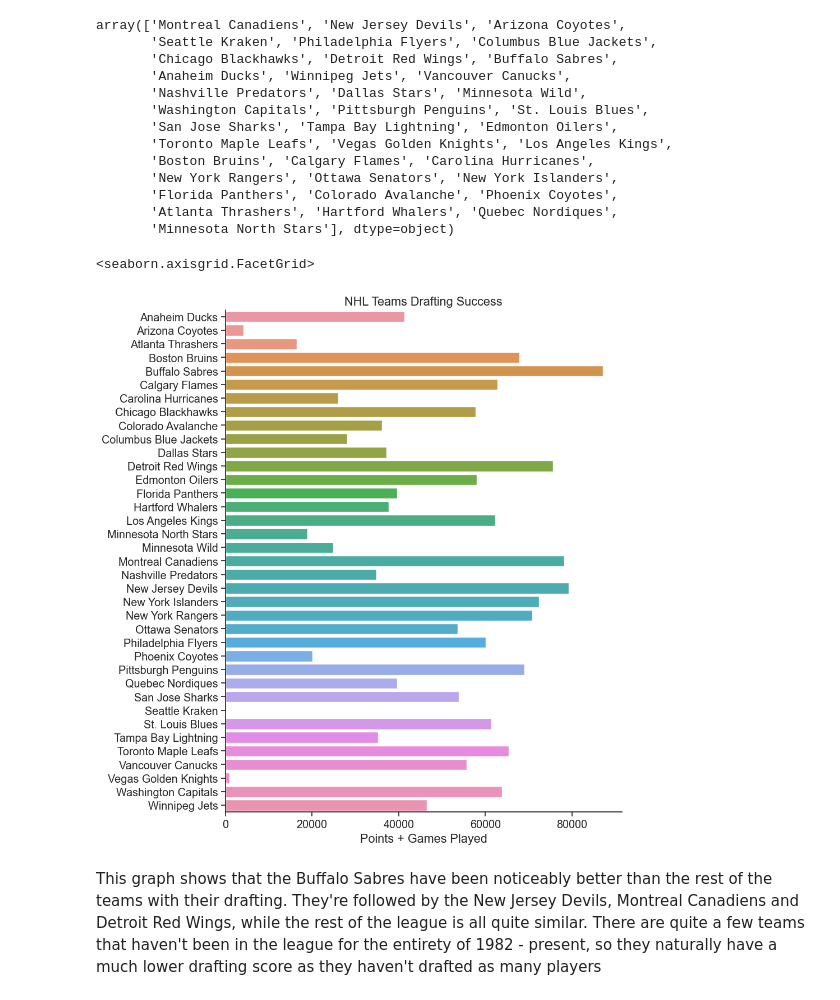
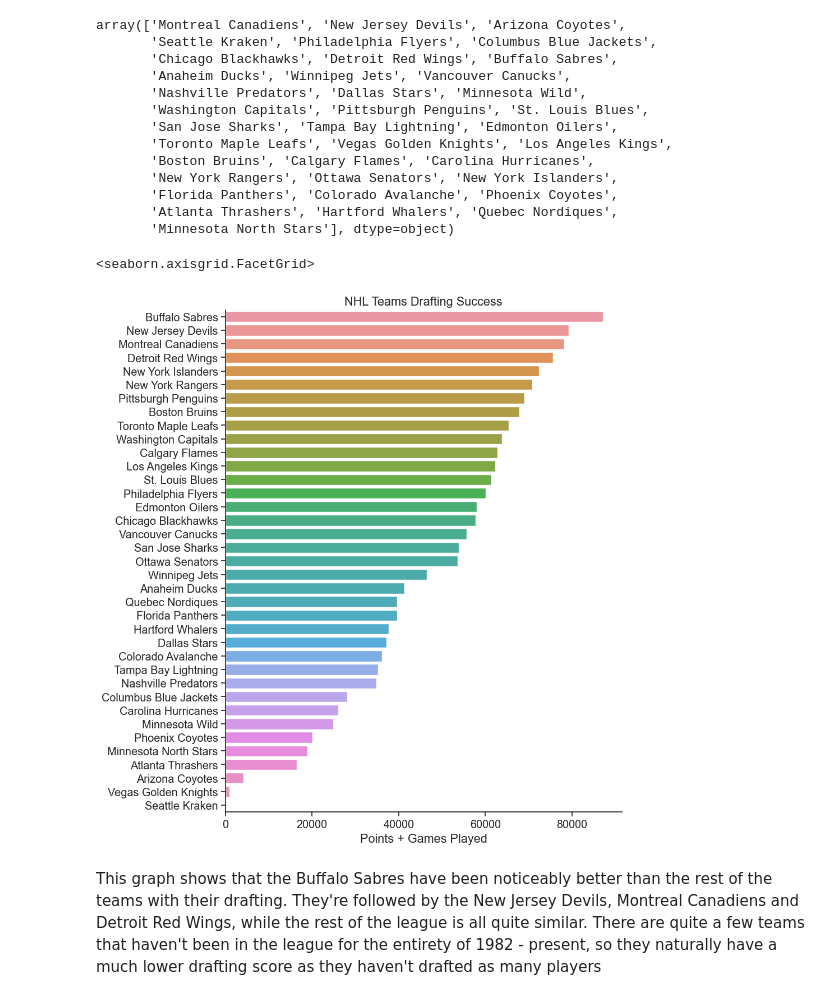
Before and after one commit to ubco-W2022T2-data301/project-group-group31, a Jupyter notebook: analysis/analysis1.ipynb, the cells around one changed output. Drawn from its saved outputs; the diff is of its cells as text; code cells hidden in the pictures.

```diff
--- a/analysis/analysis1.ipynb
+++ b/analysis/analysis1.ipynb
@@ -56,19 +56,19 @@ array(['Montreal Canadiens', 'New Jersey Devils', 'Arizona Coyotes',
 # %%
 #Dropping all the stats that I don't need for this question
 df1982 = df.loc[:9928]
 df1982 = df1982.drop(['id', 'year', 'age', 'plus_minus', 'penalties_minutes', 'goalie_games_played',
                       'goalie_wins', 'goalie_losses', 'nationality', 'position', 'to_year', 'amateur_team',
                      'goalie_ties_overtime', 'save_percentage', 'goals_against_average', 'point_shares'], axis=1)
 dfByTeam = df1982
 dfByTeam['score'] = dfByTeam['games_played'] + dfByTeam['points']
-dfByTeam=dfByTeam.groupby(["team"]).sum(numeric_only=True)
+dfByTeam=dfByTeam.groupby(["team"]).sum(numeric_only=True).sort_values('score', ascending=False)
 dfByTeam['team'] = dfByTeam.index
 
 sns.catplot(dfByTeam, x='score', y='team', height=10, kind='bar', errorbar=None).set(
     title='NHL Teams Drafting Success', ylabel=None, xlabel='Points + Games Played')
 # %% [output]
 <seaborn.axisgrid.FacetGrid>
-[figure, old version]
+[figure, new version]
 # %% [markdown]
  This graph shows that the Buffalo Sabres have been noticeably better than the rest of the teams with
  their drafting. They're followed by the New Jersey Devils, Montreal Canadiens and Detroit Red Wings, while
```
Also changed, not shown: parts of 4 cells of this notebook, 1 other file.
